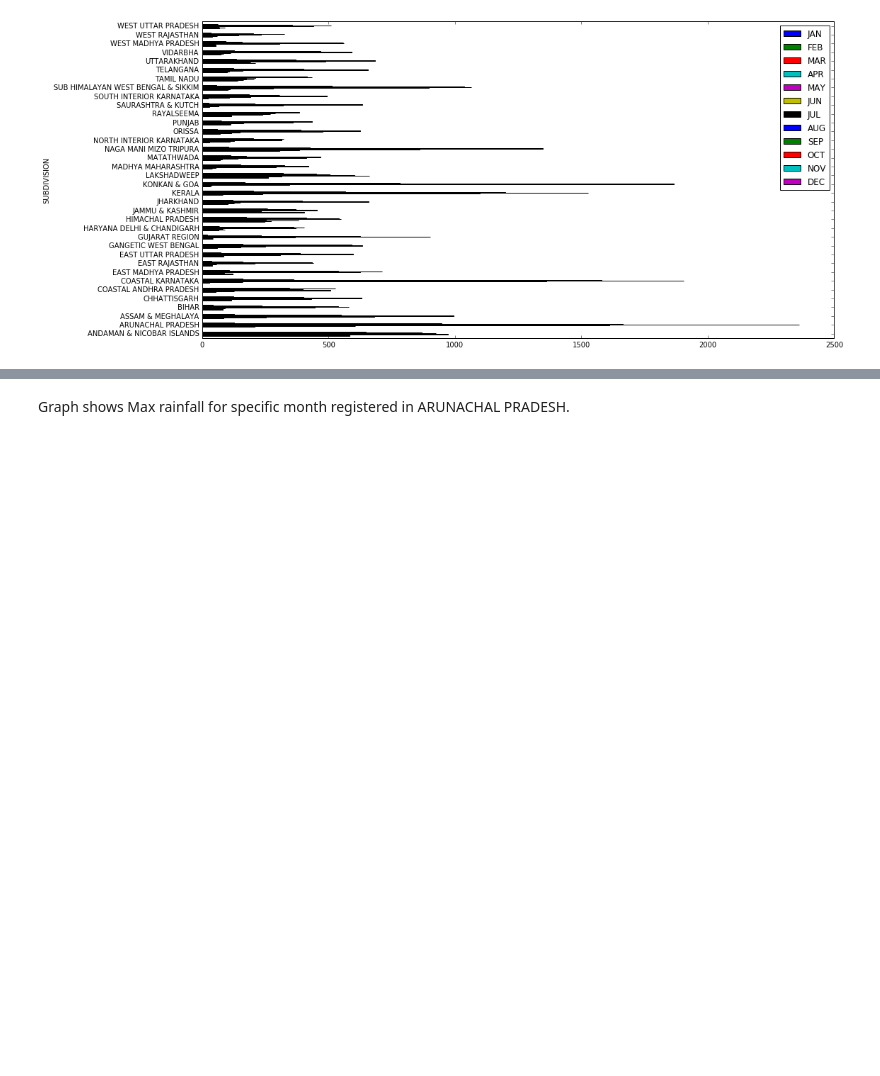
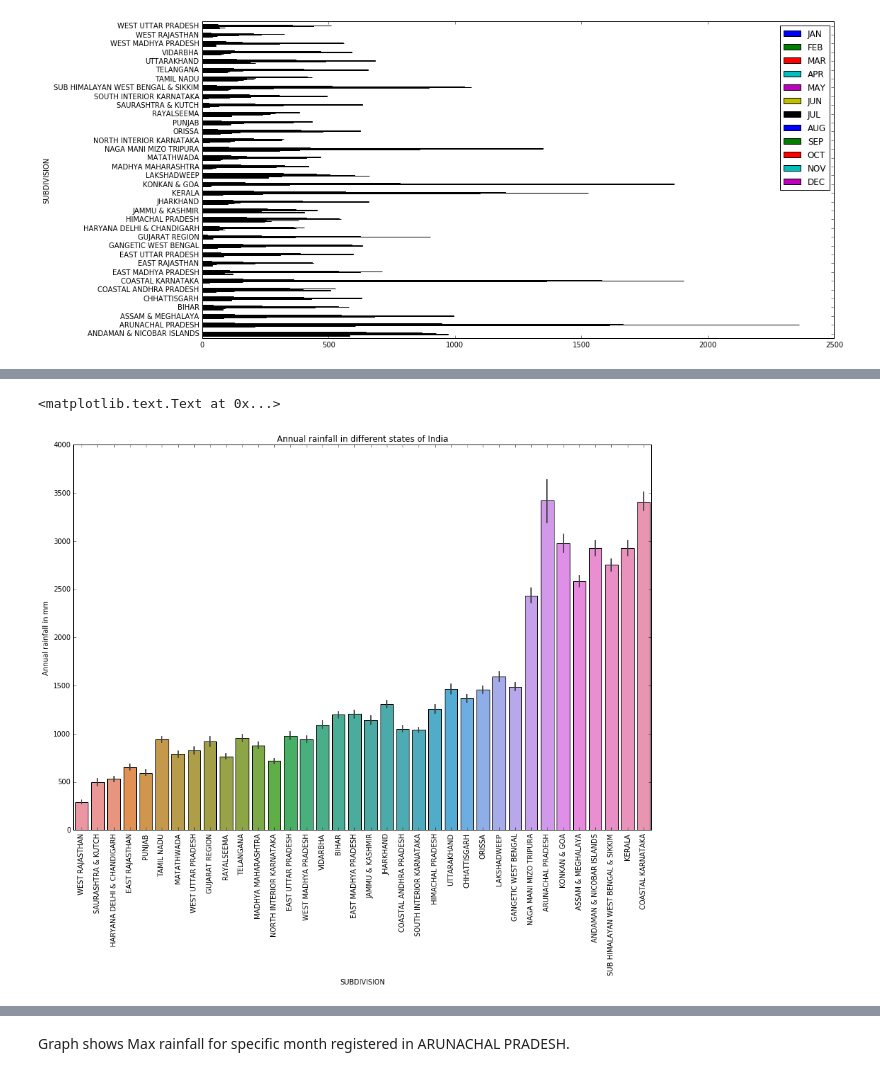
Before and after one commit to sudheerachary/rainfall-prediction, a Jupyter notebook: src/kernel.ipynb, the cells around one changed output, grey strips where cells are left out. Saved outputs shown, nothing was run; the diff lists cells and outputs as text; code cells hidden in the pictures; blank space fills up the shorter version.

```diff
--- a/src/kernel.ipynb
+++ b/src/kernel.ipynb
@@ -100,3 +100,6 @@ data[['SUBDIVISION', 'JAN', 'FEB', 'MAR', 'APR', 'MAY', 'JUN', 'JUL',
        'AUG', 'SEP', 'OCT', 'NOV', 'DEC']].groupby("SUBDIVISION").max().plot.barh(figsize=(16,8));
 # %% [output]
 [figure]
+# %%
+S = data.sort_values('ANNUAL',ascending=True)
+S.head()
@@ -102,0 +113,10 @@ data[['SUBDIVISION', 'JAN', 'FEB', 'MAR', 'APR', 'MAY', 'JUN', 'JUL',
+# %%
+fig = plt.figure(figsize=(15, 10))
+ax = plt.xticks(rotation=90)
+ax = sns.barplot(x='SUBDIVISION', y='ANNUAL', data=S)
+plt.xlabel('SUBDIVISION')
+plt.ylabel('Annual rainfall in mm')
+plt.title('Annual rainfall in different states of India')
+# %% [output]
+<matplotlib.text.Text at 0x...>
+[figure, added]
```
Also changed, not shown: parts of 14 cells of this notebook, 17 other files.
